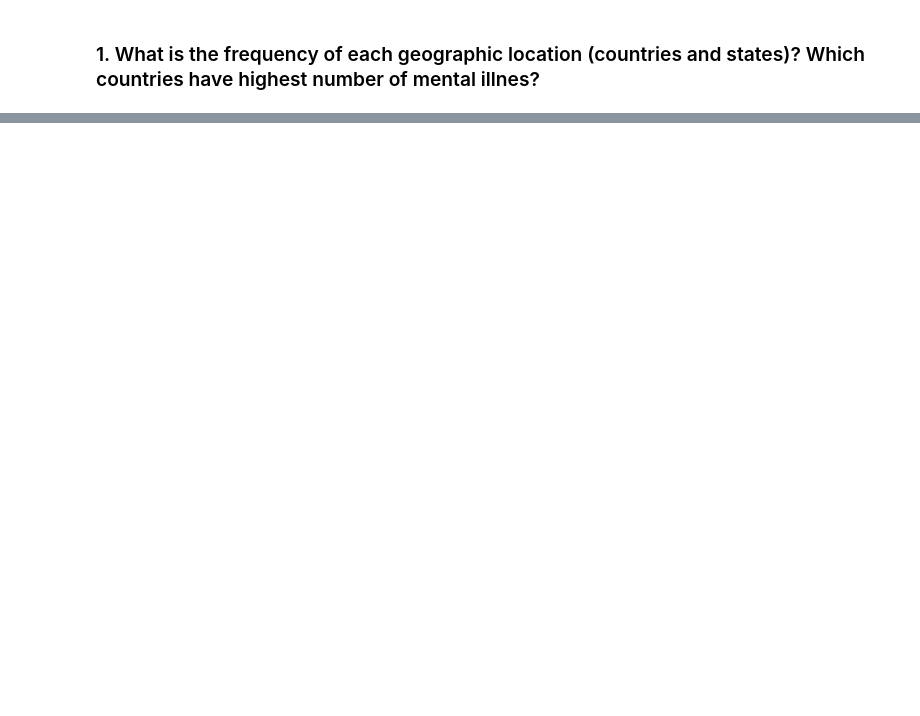
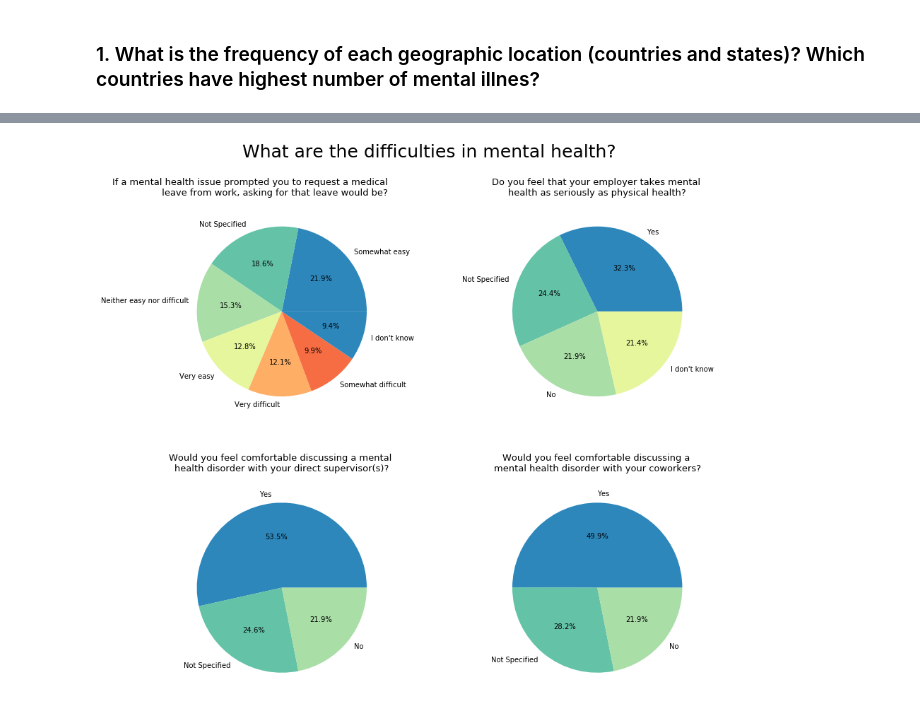
Before and after one commit to tsengel11/mental-health-analysis-, a Jupyter notebook: Assignment1_PartB.ipynb, the cells around one changed output, grey strips where cells are left out. Saved outputs shown, nothing was run; the diff lists cells and outputs as text; code cells hidden in the pictures; blank space fills up the shorter version.

```diff
--- a/Assignment1_PartB.ipynb
+++ b/Assignment1_PartB.ipynb
@@ -458,0 +602,3 @@ df_survey_2016=df_survey_2016[['Country'
+# %%
+#select only mental illness records
+df_survey_mental=df_survey_short[(df_survey_short.mental_illness=='Yes')]
@@ -839,0 +793,45 @@ array([0])
+# %%
+fig, ax = plt.subplots(figsize = (16, 12), ncols=2, nrows=2)
+plt.subplots_adjust(left=0.125, right=0.9, bottom=0.1, top = 0.9, wspace=0, hspace = 0.3)
+plt.suptitle('What are the difficulties in mental health?', fontsize = 25, y = 1);
+
+#Do you have a family history of mental illness?
+column='dif_request_medical_leave'
+
+labels = df_survey_mental[column].unique()
+title='If a mental health issue prompted you to request a medical\n leave from work, asking for that leave would be?'
+ax[0][0].pie(df_survey_mental[column].value_counts(normalize=True),
+            labels=labels,colors=colors,
+            autopct='%1.1f%%');
+ax[0][0].set_title(title, pad = 14, fontsize = 13,loc='right');
+
+#Have you had a mental health disorder in the past?
+column='dif_mental_vs_physical'
+labels = df_survey_mental[column].unique()
+title='Do you feel that your employer takes mental \nhealth as seriously as physical health?'
+ax[0][1].pie(df_survey_mental[column].value_counts(normalize=True),
+            labels=labels,colors=colors,
+            autopct='%1.1f%%');
+ax[0][1].set_title(title, pad = 14, fontsize = 13,loc='center');
+
+#Have you been diagnosed with a mental health condition by a medical professional?
+column='dif_discuss_supervisor'
+
+labels = df_survey_mental[column].unique()
+title='Would you feel comfortable discussing a mental \nhealth disorder with your direct supervisor(s)?'
+ax[1][0].pie(df_survey_mental[column].value_counts(normalize=True),
+            labels=labels,colors=colors,
+            autopct='%1.1f%%');
+ax[1][0].set_title(title, pad = 14, fontsize = 13,loc='center');
+
+#Have you been diagnosed with a mental health condition by a medical professional?
+column='dif_discuss_coworkers'
+
+labels = df_survey_mental[column].unique()
+title='Would you feel comfortable discussing a \nmental health disorder with your coworkers?'
+ax[1][1].pie(df_survey_mental[column].value_counts(normalize=True),
+            labels=labels,colors=colors,
+            autopct='%1.1f%%');
+ax[1][1].set_title(title, pad = 14, fontsize = 13,loc='center');
+# %% [output]
+[figure, added]
```
Also changed, not shown: parts of 172 cells of this notebook.
